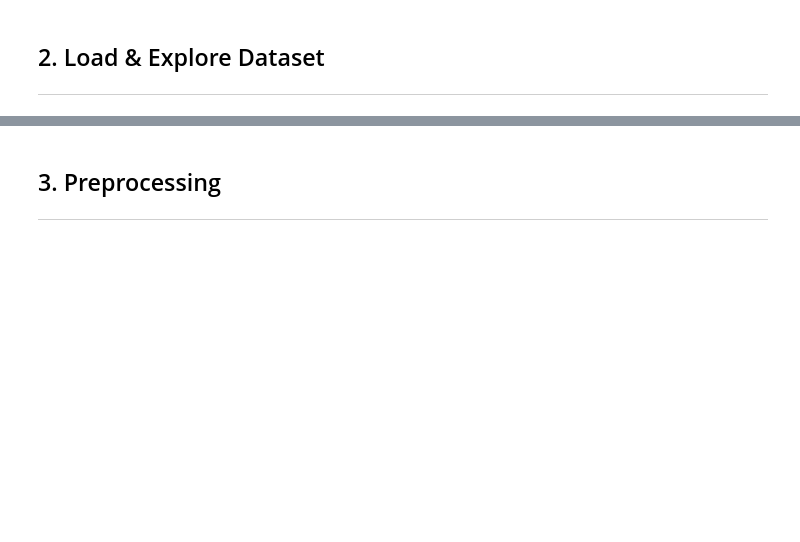
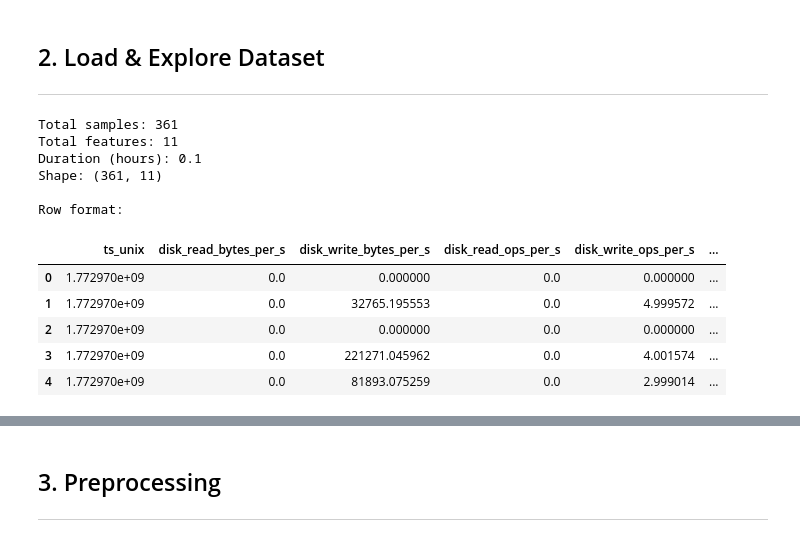
Before and after one commit to KevinShemili/DataCollectionMachineLearning, a Jupyter notebook: notebook/train.ipynb, the cells around one changed output, grey strips where cells are left out. Cells and saved outputs as stored; diff of their text form; code cells hidden in the pictures; blank space fills up the shorter version.

```diff
--- a/notebook/train.ipynb
+++ b/notebook/train.ipynb
@@ -34,23 +34,36 @@ sns.set_palette("husl")
 ---
 # %%
 # Load dataset
-RUN_ID = "20260307_173453"
+RUN_ID = "20260308_124042"
 
 data_path = "../data/labeled/labeled_" + RUN_ID + ".csv"
 dataframe = pd.read_csv(data_path)
 
 # Explore
 print("Total samples:", len(dataframe))
 print("Total features:", len(dataframe.columns))
 
 time_min = float(dataframe["ts_unix"].min())
 time_max = float(dataframe["ts_unix"].max())
 duration_hours = (time_max - time_min) / 3600.0
 print("Duration (hours):", round(duration_hours, 2))
 
 print("Shape:", dataframe.shape)
 print("\nRow format:")
 dataframe.head()
+# %% [output]
+Total samples: 361
+Total features: 11
+Duration (hours): 0.1
+Shape: (361, 11)
+
+Row format:
+|  | ts_unix | disk_read_bytes_per_s | disk_write_bytes_per_s | disk_read_ops_per_s | disk_write_ops_per_s | ... |
+| 0 | 1.772970e+09 | 0.0 | 0.000000 | 0.0 | 0.000000 | ... |
+| 1 | 1.772970e+09 | 0.0 | 32765.195553 | 0.0 | 4.999572 | ... |
+| 2 | 1.772970e+09 | 0.0 | 0.000000 | 0.0 | 0.000000 | ... |
+| 3 | 1.772970e+09 | 0.0 | 221271.045962 | 0.0 | 4.001574 | ... |
+| 4 | 1.772970e+09 | 0.0 | 81893.075259 | 0.0 | 2.999014 | ... |
 # %%
 # Class distribution -> count how many normal & anomaly samples exist
 label_counts = dataframe["label"].value_counts()
```
Also changed, not shown: parts of 12 cells of this notebook, 11 other files.
